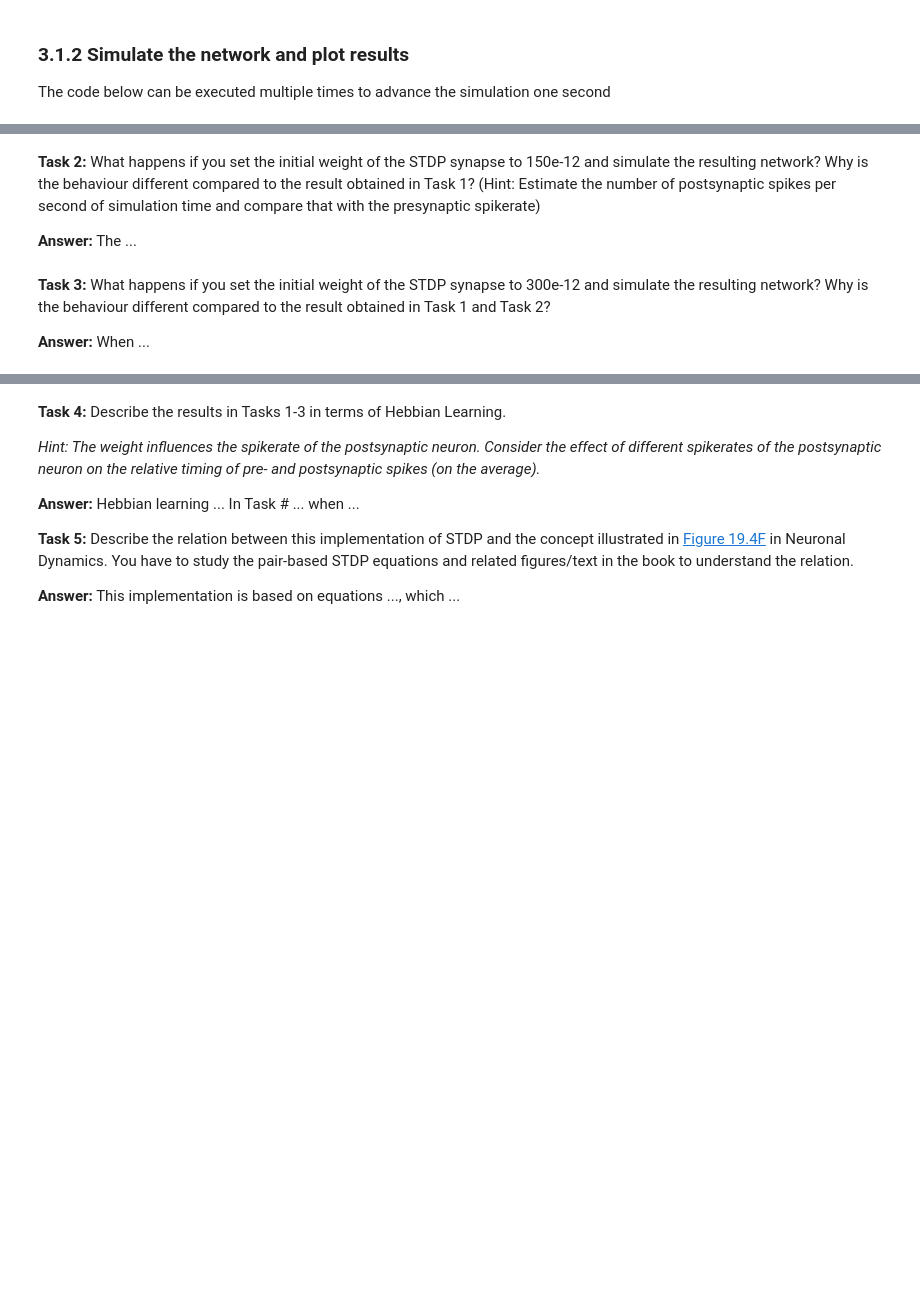
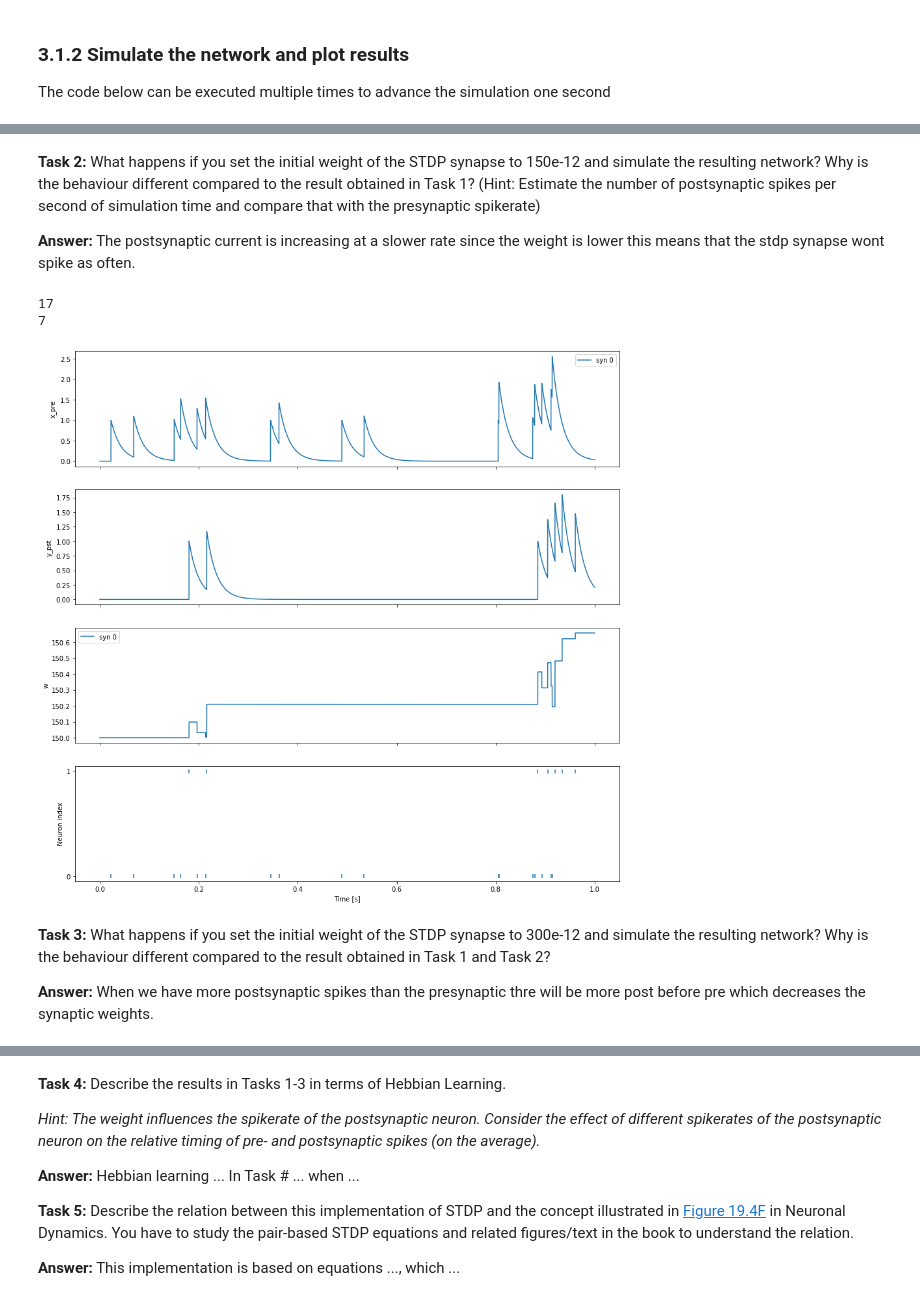
Before and after one commit to banunkers/d7046e-exercises, a Jupyter notebook: SNN-Excercise-2.ipynb, the cells around one changed output, grey strips where cells are left out. Saved outputs shown, nothing was run; the diff lists cells and outputs as text; code cells hidden in the pictures; blank space fills up the shorter version.

```diff
--- a/SNN-Excercise-2.ipynb
+++ b/SNN-Excercise-2.ipynb
@@ -242,4 +246,4 @@ rasterplot(ax4, t_spike, n_spike,'Time [s]','Neuron index')
 # %% [markdown]
 **Task 2:** What happens if you set the initial weight of the STDP synapse to 150e-12 and simulate the resulting network? Why is the behaviour different compared to the result obtained in Task 1? (Hint: Estimate the number of postsynaptic spikes per second of simulation time and compare that with the presynaptic spikerate)
 
-**Answer:** The ...
+**Answer:** The postsynaptic current is increasing at a slower rate since the weight is lower this means that the stdp synapse wont spike as often.
@@ -249,4 +250,65 @@ rasterplot(ax4, t_spike, n_spike,'Time [s]','Neuron index')
+# %%
+# 20 Hz poisson neuron
+n0 = poisson_neuron(20)
+
+# LIF neuron with one STDP synapse
+n_stdp = lif_stdp_neuron(1,w_min=0, w_max=300e-12, gamma=10)
+n_stdp['w_syn'][0] = 150e-12
+
+# Neuron population
+neurons = [n0, n_stdp]
+
+# Connect n0 to n_stdp
+connections = [[1, 0, 0]]   # [post,syn,pre], see former SNN exercise
+
+# Init time coordinate and stepsize
+t = 0
+dt = 1e-4
+# %%
+
+# Code for Task 2
+t0 = t
+tv = []
+x = []
+y = []
+w = []
+t_spike = []
+n_spike = []
+
+while t < t0+1:
+
+    spikes = update(dt, t, neurons, connections)
+
+    # Store membrane potentials needed for plotting/analysis
+    tv.append(t)
+    x.append(list(n_stdp['x_pre']))
+    y.append(n_stdp['y_pst'])
+    w.append(list(n_stdp['w_syn']/1e-12))
+
+    # Store spikes needed for plotting/analysis
+    if len(spikes)>0:
+        for s in spikes:
+            t_spike.append(t)
+            n_spike.append(s)
+
+    # Timestep completed
+    t += dt
+
+plt.rcParams['figure.figsize'] = [15, 15]
+fig,(ax1,ax2,ax3,ax4) = plt.subplots(4,1, sharex=True)
+ax1.plot(tv,x); ax1.set_ylabel('x_pre'); ax1.legend(['syn 0'])
+ax2.plot(tv,y); ax2.set_ylabel('y_pst')
+ax3.plot(tv,w); ax3.set_ylabel('w'); ax3.legend(['syn 0'])
+rasterplot(ax4, t_spike, n_spike,'Time [s]','Neuron index')
+#fig.savefig('stdp_example.pdf',format='pdf')
+
+print(n_spike.count(0))
+print(n_spike.count(1))
+# %% [output]
+17
+7
+[figure, added]
 # %% [markdown]
 **Task 3:** What happens if you set the initial weight of the STDP synapse to 300e-12 and simulate the resulting network? Why is the behaviour different compared to the result obtained in Task 1 and Task 2?
 
-**Answer:** When ...
+**Answer:** When we have more postsynaptic spikes than the presynaptic thre will be more post before pre which decreases the synaptic weights.
```
Also changed, not shown: parts of 7 cells of this notebook.
